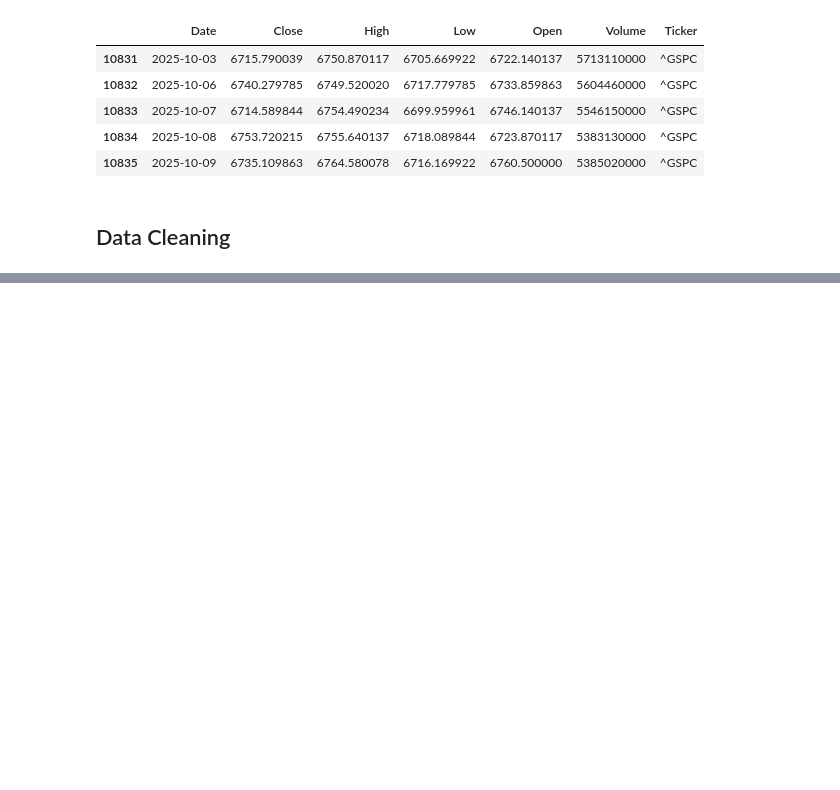
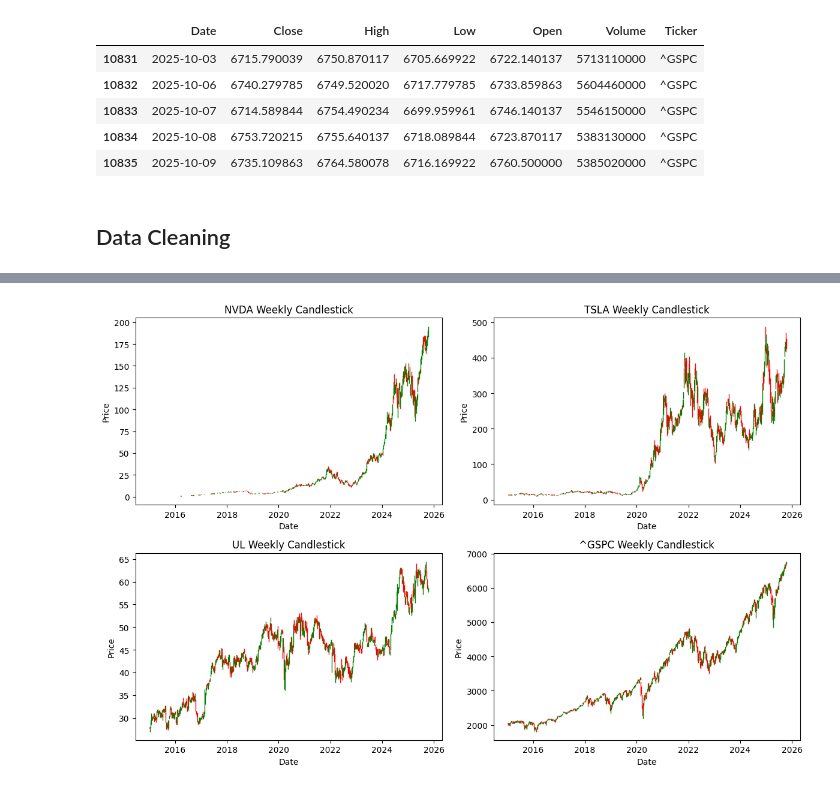
Before and after one commit to hjmoore67/AI-Coursework-Uni, a Jupyter notebook: uni-ai-coursework.ipynb, the cells around one changed output, grey strips where cells are left out. Cells and saved outputs as stored; diff of their text form; code cells hidden in the pictures; blank space fills up the shorter version.

```diff
--- a/uni-ai-coursework.ipynb
+++ b/uni-ai-coursework.ipynb
@@ -216,0 +274,34 @@ combined_df.tail()
+# %%
+plt.figure(figsize=(12, 8))
+plt.subplots_adjust(top=1.25, bottom=1.2)
+
+for i, ticker in enumerate(tickers, 1):
+    plt.subplot(2, 2, i)
+    data = combined_df[combined_df["Ticker"] == ticker].copy()
+    data = data.set_index("Date")
+
+    # Resample to weekly OHLC
+    weekly = data.resample("W").agg({
+        "Open": "first",
+        "High": "max",
+        "Low": "min",
+        "Close": "last"
+    }).dropna()
+
+    # Colours
+    colors = ["green" if c > o else "red" for o, c in zip(weekly["Open"], weekly["Close"])]
+
+    # Plot wicks (high - low)
+    plt.vlines(weekly.index, weekly["Low"], weekly["High"], color=colors, linewidth=1)
+
+    # Plot candle bodies (open - close)
+    plt.bar(weekly.index, weekly["Close"] - weekly["Open"], bottom=weekly["Open"], color=colors, width=3)
+
+    plt.title(f"{ticker} Weekly Candlestick")
+    plt.ylabel("Price")
+    plt.xlabel("Date")
+
+plt.tight_layout()
+plt.show()
+# %% [output]
+[figure, added]
```
Also changed, not shown: parts of 15 cells of this notebook.
